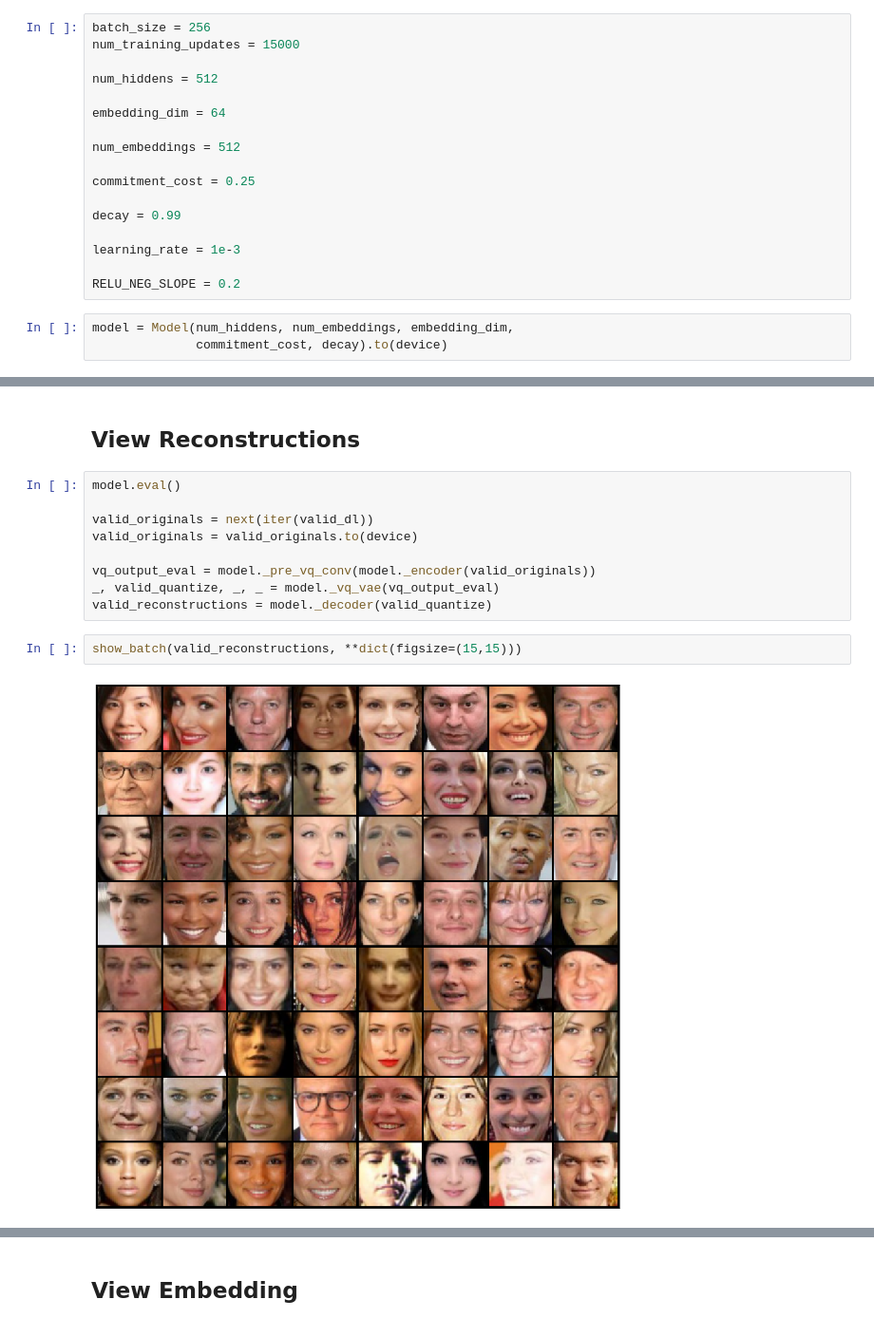
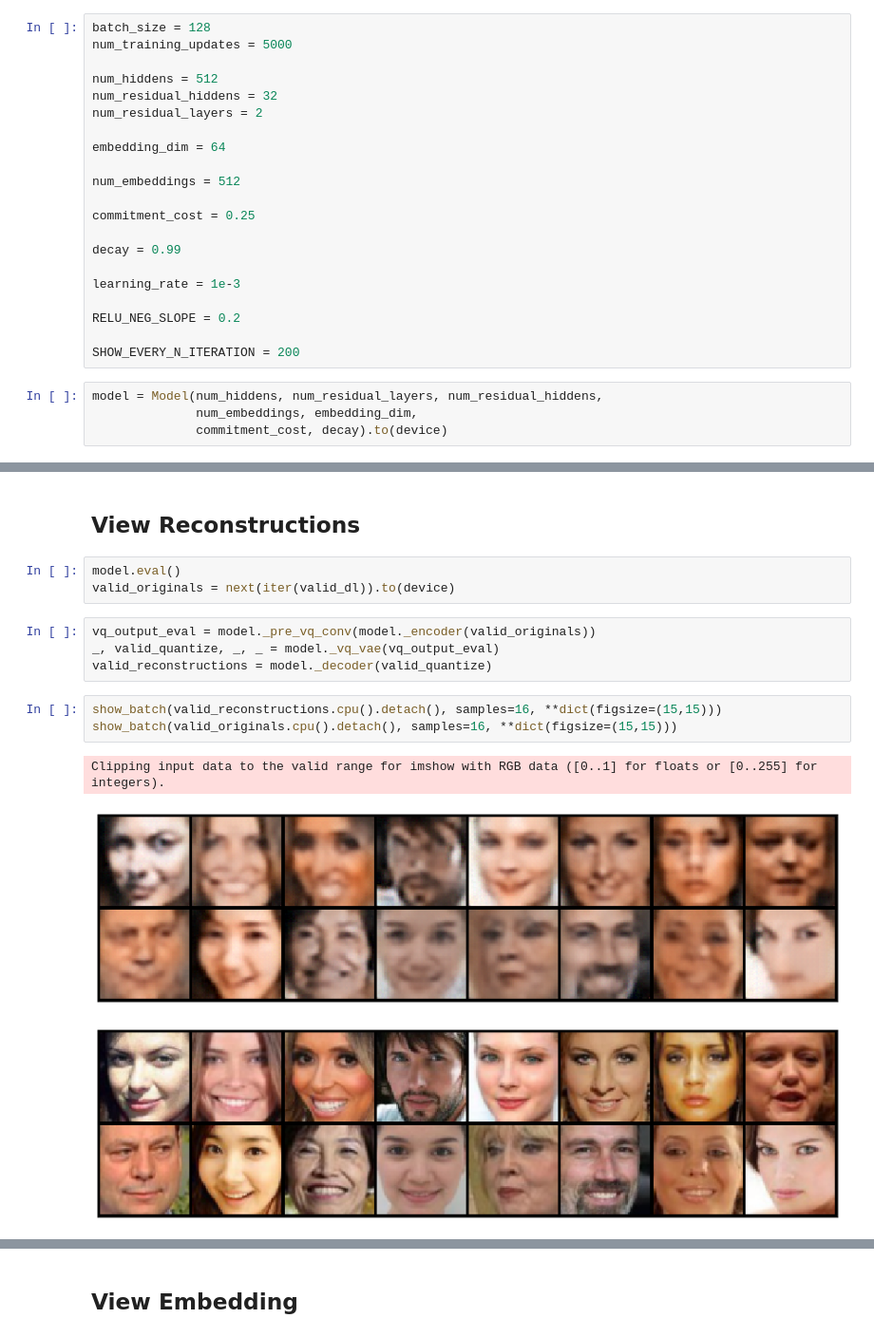
Before and after one commit to sandrobarna/workshop-amld2020, a Jupyter notebook: VQ-VAE.ipynb, the cells around one changed output, grey strips where cells are left out. Shown at 95% size. Drawn from its saved outputs; the diff is of its cells as text.

Commit message:
Update VQ-VAE notebook. Add original encoder and decoder instead of pretrained resnet18 encoder and other architecture of decoder.

```diff
--- a/VQ-VAE.ipynb
+++ b/VQ-VAE.ipynb
@@ -386,10 +453,12 @@ class Model(nn.Module):
 # %% [markdown]
 ## Train
 # %%
-batch_size = 256
-num_training_updates = 15000
+batch_size = 128
+num_training_updates = 5000
 
 num_hiddens = 512
+num_residual_hiddens = 32
+num_residual_layers = 2
 
 embedding_dim = 64
 
@@ -402,8 +471,11 @@ decay = 0.99
 learning_rate = 1e-3
 
 RELU_NEG_SLOPE = 0.2
+
+SHOW_EVERY_N_ITERATION = 200
 # %%
-model = Model(num_hiddens, num_embeddings, embedding_dim,
+model = Model(num_hiddens, num_residual_layers, num_residual_hiddens,
+              num_embeddings, embedding_dim,
               commitment_cost, decay).to(device)
 # %%
 optimizer = optim.Adam(model.parameters(), lr=learning_rate, amsgrad=False)
@@ -474,15 +552,16 @@ Text(0.5, 0, 'iteration')
 # %% [markdown]
 ## View Reconstructions
+# %%
+model.eval()
+valid_originals = next(iter(valid_dl)).to(device)
 # %%
-model.eval()
-
-valid_originals = next(iter(valid_dl))
-valid_originals = valid_originals.to(device)
-
 vq_output_eval = model._pre_vq_conv(model._encoder(valid_originals))
 _, valid_quantize, _, _ = model._vq_vae(vq_output_eval)
 valid_reconstructions = model._decoder(valid_quantize)
 # %%
-show_batch(valid_reconstructions, **dict(figsize=(15,15)))
+show_batch(valid_reconstructions.cpu().detach(), samples=16, **dict(figsize=(15,15)))
+show_batch(valid_originals.cpu().detach(), samples=16, **dict(figsize=(15,15)))
 # %% [output]
+Clipping input data to the valid range for imshow with RGB data ([0..1] for floats or [0..255] for integers).
-[figure, old version]
+[figure, new version]
+[figure, added]
```
Also changed, not shown: parts of 20 cells of this notebook.
